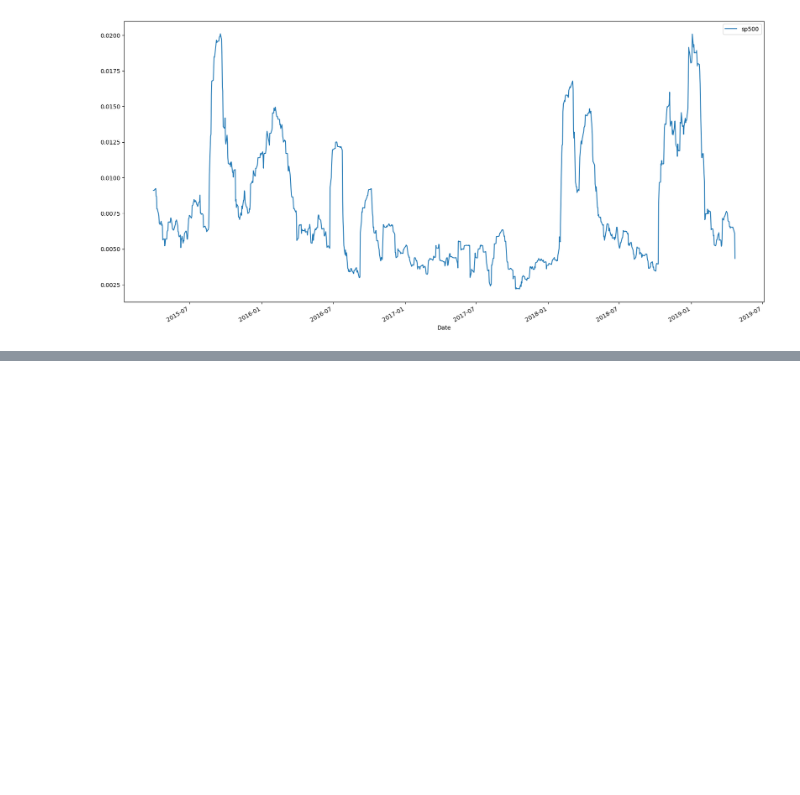
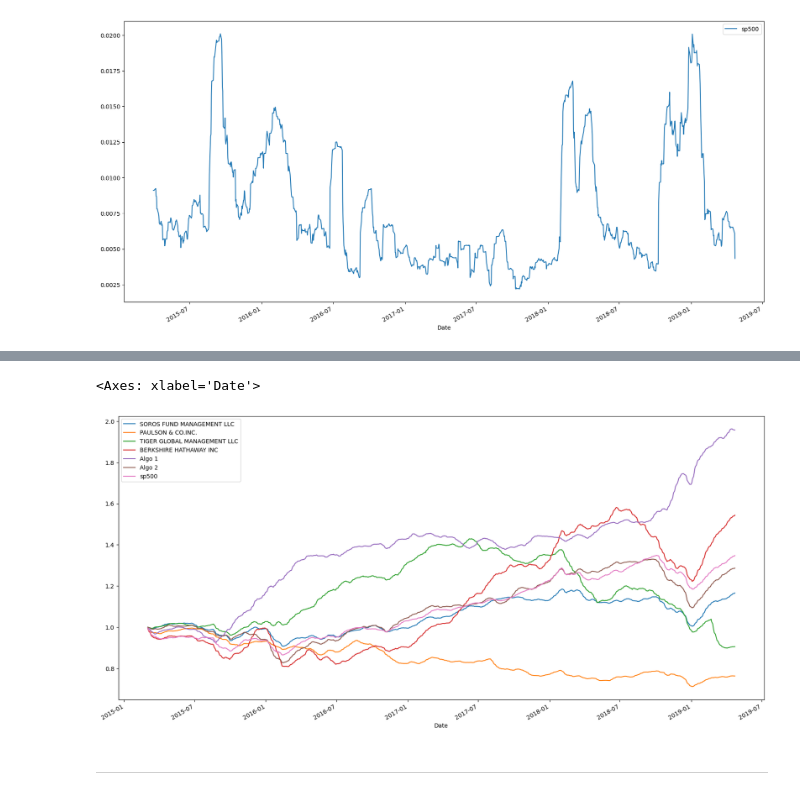
Before and after one commit to Marie462012/Portfolio-Analysis---A-Whale-Off, a Jupyter notebook: whale_analysis.ipynb, the cells around one changed output, grey strips where cells are left out. Saved outputs shown, nothing was run; the diff lists cells and outputs as text; code cells hidden in the pictures; blank space fills up the shorter version.

```diff
--- a/whale_analysis.ipynb
+++ b/whale_analysis.ipynb
@@ -207,0 +324,9 @@ df_daily.plot(kind="scatter", y = "Algo 2", x = "sp500", figsize = (20,10))
+# %%
+# Use `ewm` to calculate the rolling window
+df_daily_ewm = df_daily.ewm(span = 21,adjust = False).mean()
+(1+df_daily_ewm).cumprod().plot(figsize = (20,10))
+# %% [output]
+<Axes: xlabel='Date'>
+[figure, added]
+# %% [markdown]
+---
```
Also changed, not shown: parts of 65 cells of this notebook.
